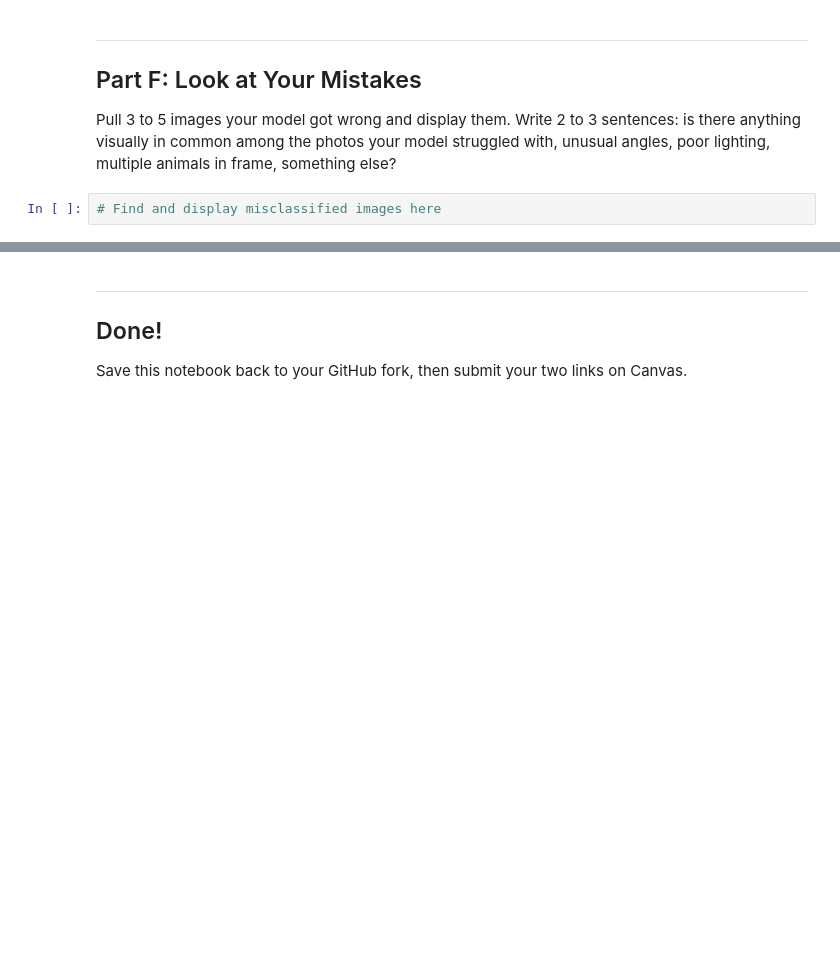
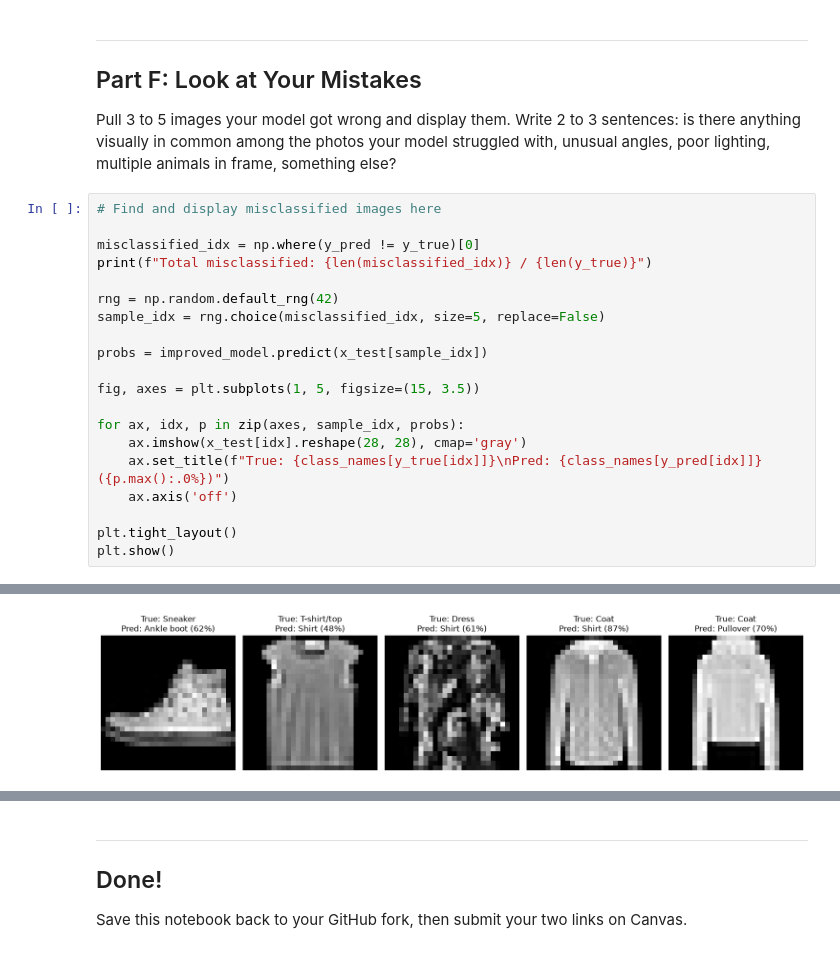
Before and after one commit to jolleymc/IT480-FA26, a Jupyter notebook: Lab2/Lab2_CNN_PetFinder_Starter.ipynb, the cells around one changed output, grey strips where cells are left out. Drawn from its saved outputs; the diff is of its cells as text; blank space fills up the shorter version.

```diff
--- a/Lab2/Lab2_CNN_PetFinder_Starter.ipynb
+++ b/Lab2/Lab2_CNN_PetFinder_Starter.ipynb
@@ -218,3 +389,22 @@ Report a confusion matrix for your improved model. Are Dogs or Cats more often m
 Pull 3 to 5 images your model got wrong and display them. Write 2 to 3 sentences: is there anything visually in common among the photos your model struggled with, unusual angles, poor lighting, multiple animals in frame, something else?
 # %%
 # Find and display misclassified images here
+
+misclassified_idx = np.where(y_pred != y_true)[0]
+print(f"Total misclassified: {len(misclassified_idx)} / {len(y_true)}")
+
+rng = np.random.default_rng(42)
+sample_idx = rng.choice(misclassified_idx, size=5, replace=False)
+
+probs = improved_model.predict(x_test[sample_idx])
+
+fig, axes = plt.subplots(1, 5, figsize=(15, 3.5))
+
+for ax, idx, p in zip(axes, sample_idx, probs):
+    ax.imshow(x_test[idx].reshape(28, 28), cmap='gray')
+    ax.set_title(f"True: {class_names[y_true[idx]]}\nPred: {class_names[y_pred[idx]]} ({p.max():.0%})")
+    ax.axis('off')
+
+plt.tight_layout()
+plt.show()
+# %% [output]
@@ -221 +413,2 @@ Pull 3 to 5 images your model got wrong and display them. Write 2 to 3 sentences
+[figure, added]
 # %% [markdown]
```
Also changed, not shown: parts of 12 cells of this notebook.
